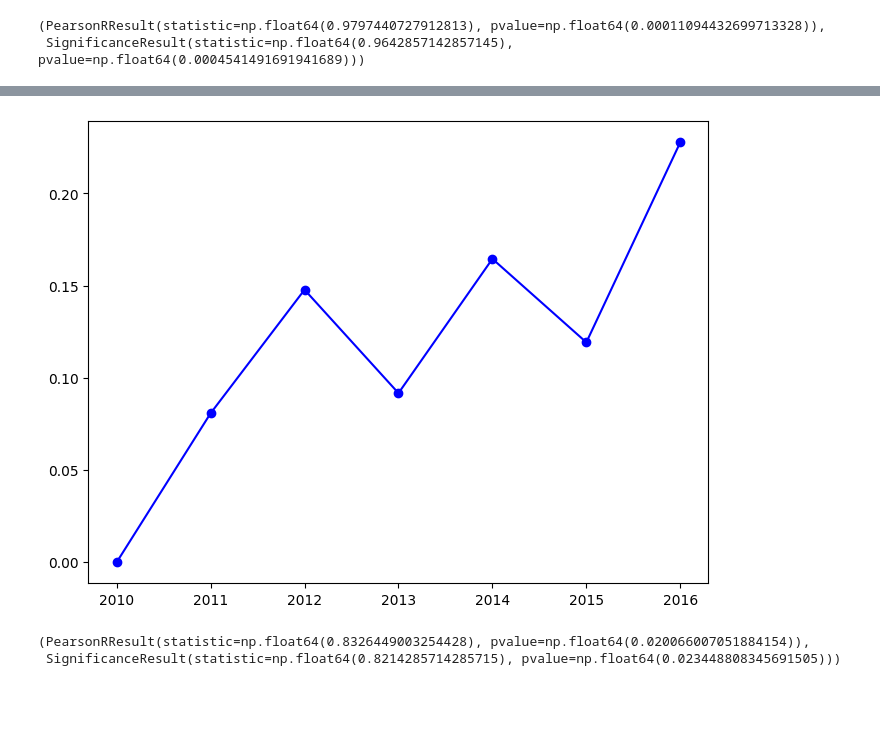
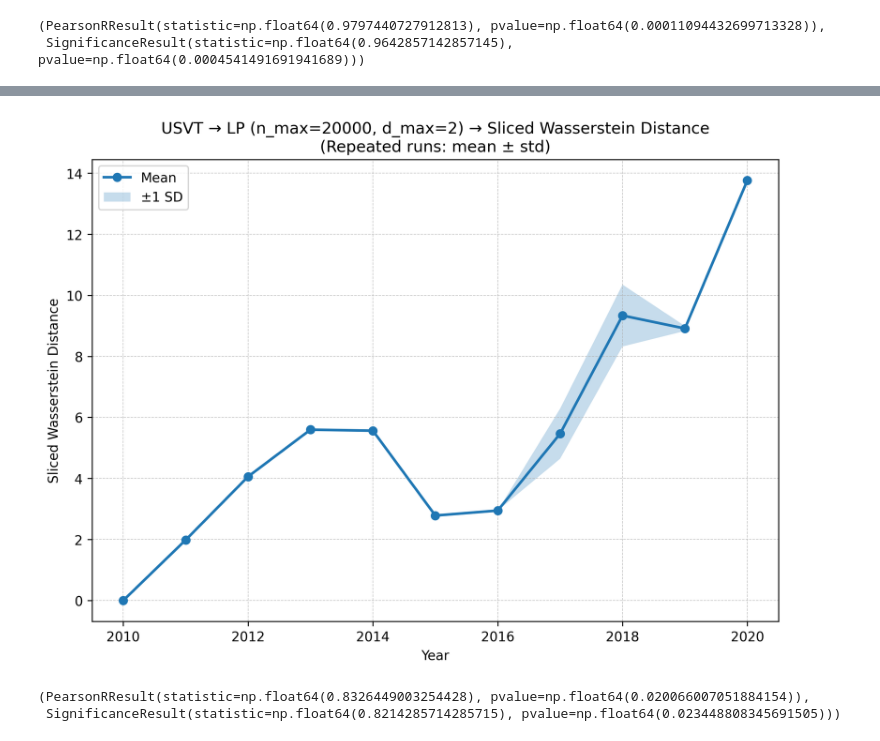
Before and after one commit to ZhangWan-byte/lpm, a Jupyter notebook: OGB_arXiv.ipynb, the cells around one changed output, grey strips where cells are left out. Drawn from its saved outputs; the diff is of its cells as text; code cells hidden in the pictures; blank space fills up the shorter version.

```diff
--- a/OGB_arXiv.ipynb
+++ b/OGB_arXiv.ipynb
@@ -2509,17 +2533,71 @@ pearsonr(np.array(wasserstein_distances_v2_csf3), np.array(wasserstein_distances
 # %%
-# USVT_arxiv_ogb_C2_v3.py
-# USVT --> LP (d_max=2) --> Sliced Wasserstein Distance (padding zero to align d )
+# Plot mean and standard deviation (shaded) for the repeated runs
+import numpy as np
+import matplotlib.pyplot as plt
 
-import matplotlib.pyplot as plt
-import numpy as np
+# Data
+years = np.arange(2010, 2021)
 
-wasserstein_distances_v3 = [0, 0.080790, 0.147785, 0.091716, 0.164533, 0.119251, 0.227741]
+wasserstein_distances_v4_20K = np.array([0,
+                            1.982326,
+                            4.05918,
+                            5.596216,
+                            5.562897,
+                            2.782184,
+                            2.944951,
+                            4.302773,
+                            10.76899,
+                            8.79523,
+                            13.765508])
 
-plt.figure(figsize=(8, 6))
-plt.plot(np.arange(2010, 2017), wasserstein_distances_v3, marker='o', linestyle='-', color='b')
-plt.show()
+wasserstein_distances_v4_20K_1 = np.array([0,
+                                1.982326,
+                                4.05918,
+                                5.596216,
+                                5.562897,
+                                2.782184,
+                                2.944951,
+                                6.044759,
+                                8.619743,
+                                8.970754,
+                                13.765508])
+
+wasserstein_distances_v4_20K_2 = np.array([0,
+                                1.982326,
+                                4.05918,
+                                5.596216,
+                                5.562897,
+                                2.782184,
+                                2.944951,
+                                6.044759,
+                                8.619743,
+                                8.970754,
+                                13.765508])
+
+runs = np.vstack([wasserstein_distances_v4_20K,
+                  wasserstein_distances_v4_20K_1,
+                  wasserstein_distances_v4_20K_2])
+
+mean_vals = runs.mean(axis=0)
+std_vals = runs.std(axis=0, ddof=0)
+
+# Plot
+plt.figure(figsize=(8, 6), dpi=300)
+plt.plot(years, mean_vals, marker='o', linewidth=2, label='Mean')
+plt.fill_between(years, mean_vals - std_vals, mean_vals + std_vals, alpha=0.25, label='±1 SD')
+plt.xlabel('Year')
+plt.ylabel('Sliced Wasserstein Distance')
+plt.title('USVT → LP (n_max=20000, d_max=2) → Sliced Wasserstein Distance\n(Repeated runs: mean ± std)')
+plt.grid(True, linestyle='--', linewidth=0.5, alpha=0.7)
+plt.legend()
+plt.tight_layout()
+
+# Save the figure for download
+# out_path = '/mnt/data/wasserstein_std_plot.png'
+# plt.savefig(out_path, dpi=200, bbox_inches='tight')
+# out_path
 # %% [output]
-[figure, old version]
+[figure, new version]
 # %%
 from scipy.stats import pearsonr, spearmanr
 
```
Also changed, not shown: parts of 1 cell of this notebook, 1 other file.
